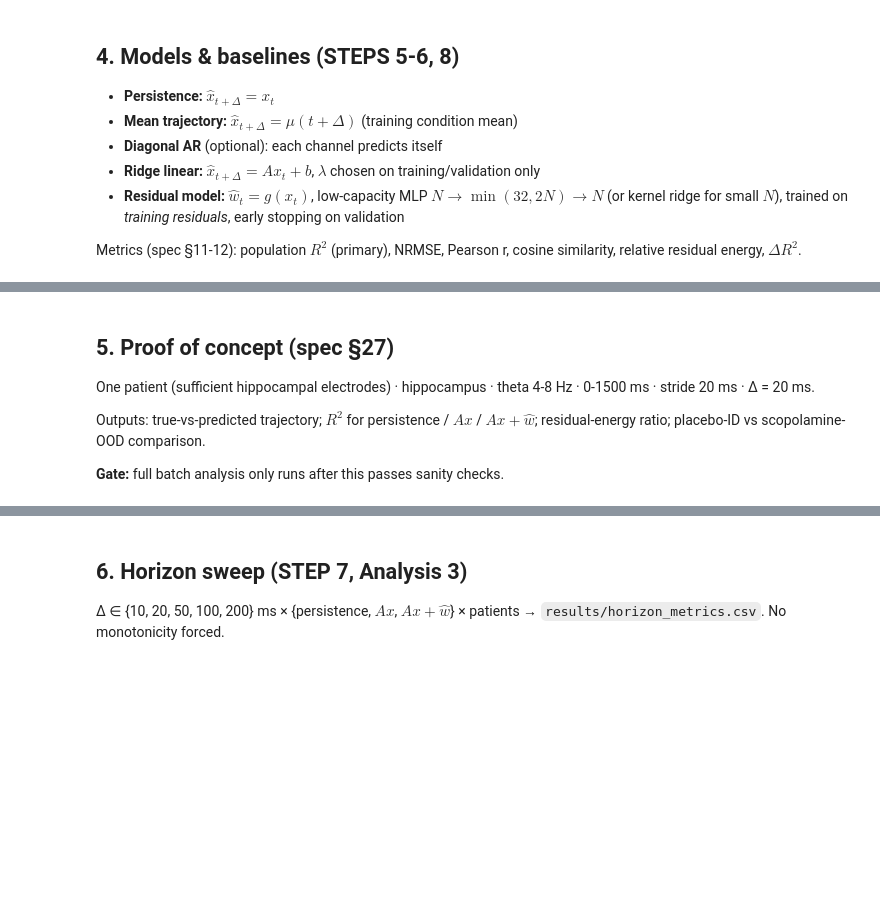
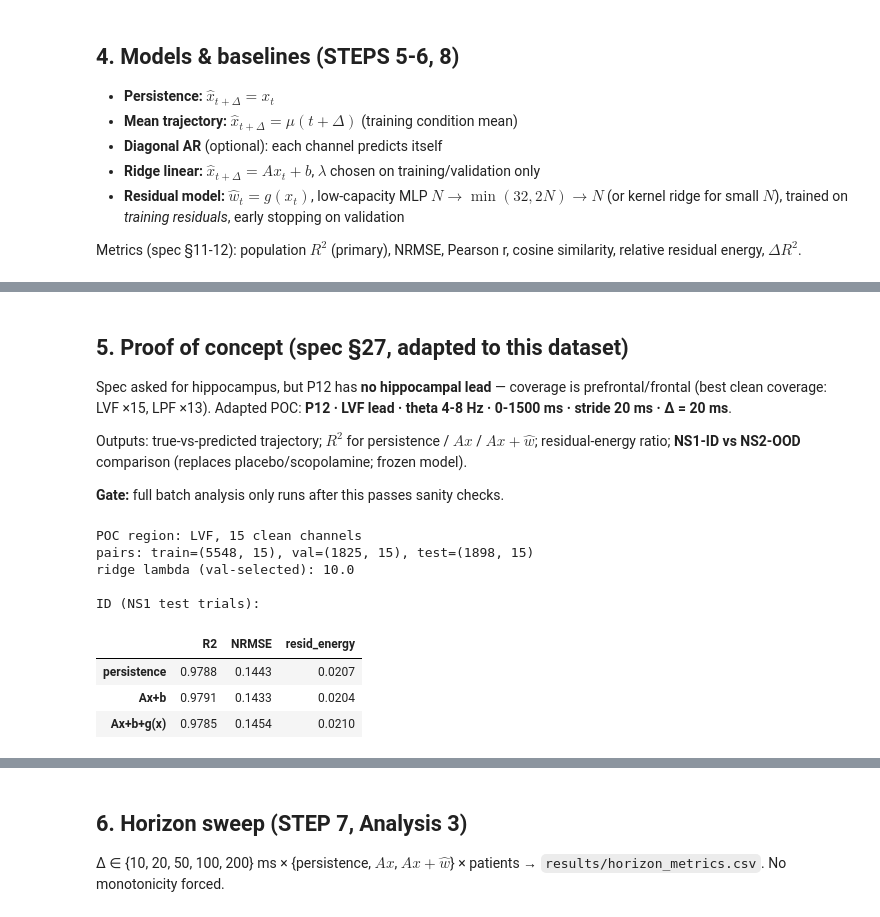
Before and after one commit to rgs2151/controller, a Jupyter notebook: NeuroAnalysis/brain_local_linearization.ipynb, the cells around one changed output, grey strips where cells are left out. Drawn from its saved outputs; the diff is of its cells as text; code cells hidden in the pictures; blank space fills up the shorter version.

```diff
--- a/NeuroAnalysis/brain_local_linearization.ipynb
+++ b/NeuroAnalysis/brain_local_linearization.ipynb
@@ -119,10 +511,57 @@ Metrics (spec §11-12): population $R^2$ (primary), NRMSE, Pearson r, cosine sim
 # %% [markdown]
-## 5. Proof of concept (spec §27)
+## 5. Proof of concept (spec §27, adapted to this dataset)
 
-One patient (sufficient hippocampal electrodes) · hippocampus · theta 4-8 Hz · 0-1500 ms · stride 20 ms · Δ = 20 ms.
+Spec asked for hippocampus, but P12 has **no hippocampal lead** — coverage is prefrontal/frontal
+(best clean coverage: LVF ×15, LPF ×13). Adapted POC: **P12 · LVF lead · theta 4-8 Hz · 0-1500 ms ·
+stride 20 ms · Δ = 20 ms**.
 
-Outputs: true-vs-predicted trajectory; $R^2$ for persistence / $Ax$ / $Ax+\hat{w}$; residual-energy ratio; placebo-ID vs scopolamine-OOD comparison.
+Outputs: true-vs-predicted trajectory; $R^2$ for persistence / $Ax$ / $Ax+\hat{w}$; residual-energy ratio;
+**NS1-ID vs NS2-OOD** comparison (replaces placebo/scopolamine; frozen model).
 
 **Gate:** full batch analysis only runs after this passes sanity checks.
 # %%
-# TODO: end-to-end POC.
+# ---------- POC part 1: in-distribution (NS1, P12 NoStim2) ----------
+POC_LEAD = "LVF"
+ch_tbl = sess["channels"]
+region_mask_in_clean = ch_tbl.loc[clean_idx, "lead"].to_numpy() == POC_LEAD
+print(f"POC region: {POC_LEAD}, {region_mask_in_clean.sum()} clean channels")
+
+# region tokens, normalized with TRAINING-trial baseline stats only
+tok_r = tokens[:, :, region_mask_in_clean]
+base_r = baseline[:, region_mask_in_clean]
+z_r = normalize_tokens(tok_r, base_r, tr)
+
+h = PRIMARY_HORIZON_MS // TOKEN_STRIDE_MS                 # Δ = 20 ms -> 1 token step
+Xtr, Ytr = make_pairs(z_r[tr], h)
+Xva, Yva = make_pairs(z_r[va], h)
+Xte, Yte = make_pairs(z_r[te], h)
+print(f"pairs: train={Xtr.shape}, val={Xva.shape}, test={Xte.shape}")
+
+# 1) persistence
+pred_pers = Xte
+# 2) ridge Ax + b
+A, b, lam = fit_ridge(Xtr, Ytr, Xva, Yva)
+pred_lin = ridge_predict(A, b, Xte)
+print(f"ridge lambda (val-selected): {lam}")
+# 3) Ax + b + g(x): residual MLP on TRAINING residuals
+Rtr = Ytr - ridge_predict(A, b, Xtr)
+Rva = Yva - ridge_predict(A, b, Xva)
+g = fit_residual_mlp(Xtr, Rtr, Xva, Rva)
+pred_res = pred_lin + mlp_predict(g, Xte)
+
+poc_id = pd.DataFrame({name: eval_all(Yte, p)
+                       for name, p in [("persistence", pred_pers),
+                                       ("Ax+b", pred_lin),
+                                       ("Ax+b+g(x)", pred_res)]}).T
+print("\nID (NS1 test trials):")
+display(poc_id.round(4))
+# %% [output]
+POC region: LVF, 15 clean channels
+pairs: train=(5548, 15), val=(1825, 15), test=(1898, 15)
+ridge lambda (val-selected): 10.0
+
+ID (NS1 test trials):
+|  | R2 | NRMSE | resid_energy |
+| persistence | 0.9788 | 0.1443 | 0.0207 |
+| Ax+b | 0.9791 | 0.1433 | 0.0204 |
+| Ax+b+g(x) | 0.9785 | 0.1454 | 0.0210 |
```
Also changed, not shown: parts of 9 cells of this notebook, 3 other files.
